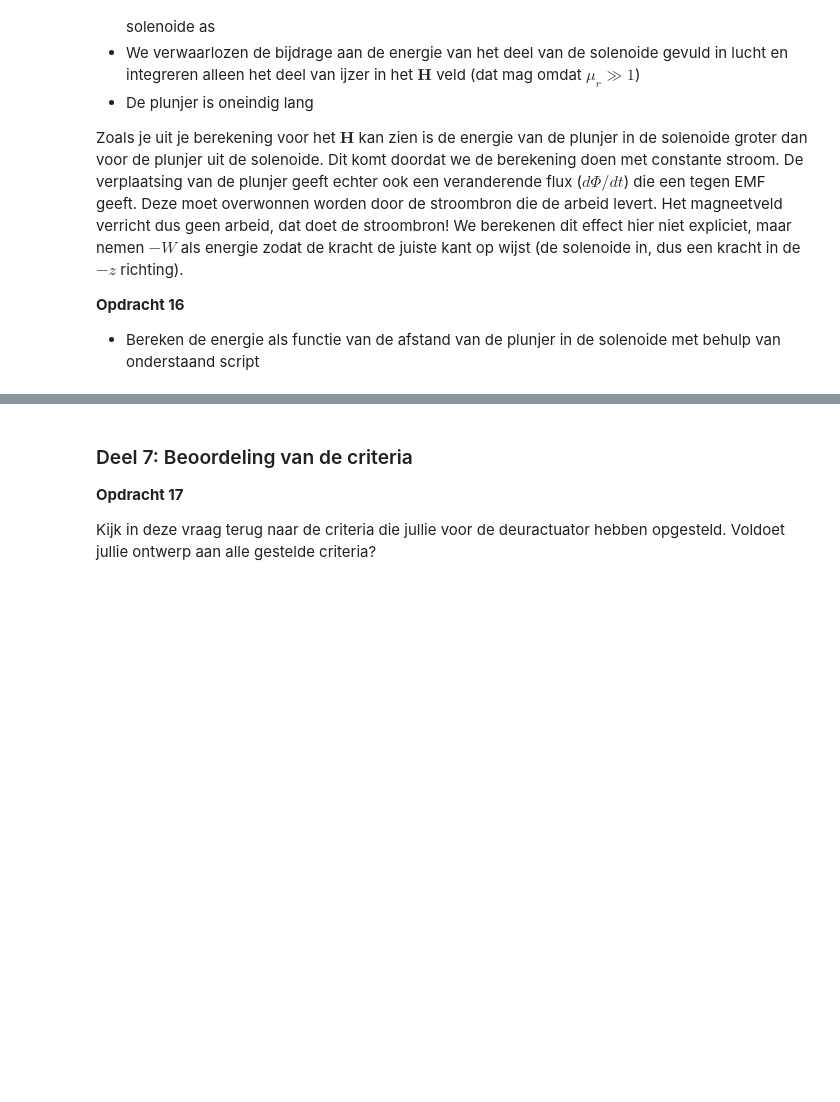
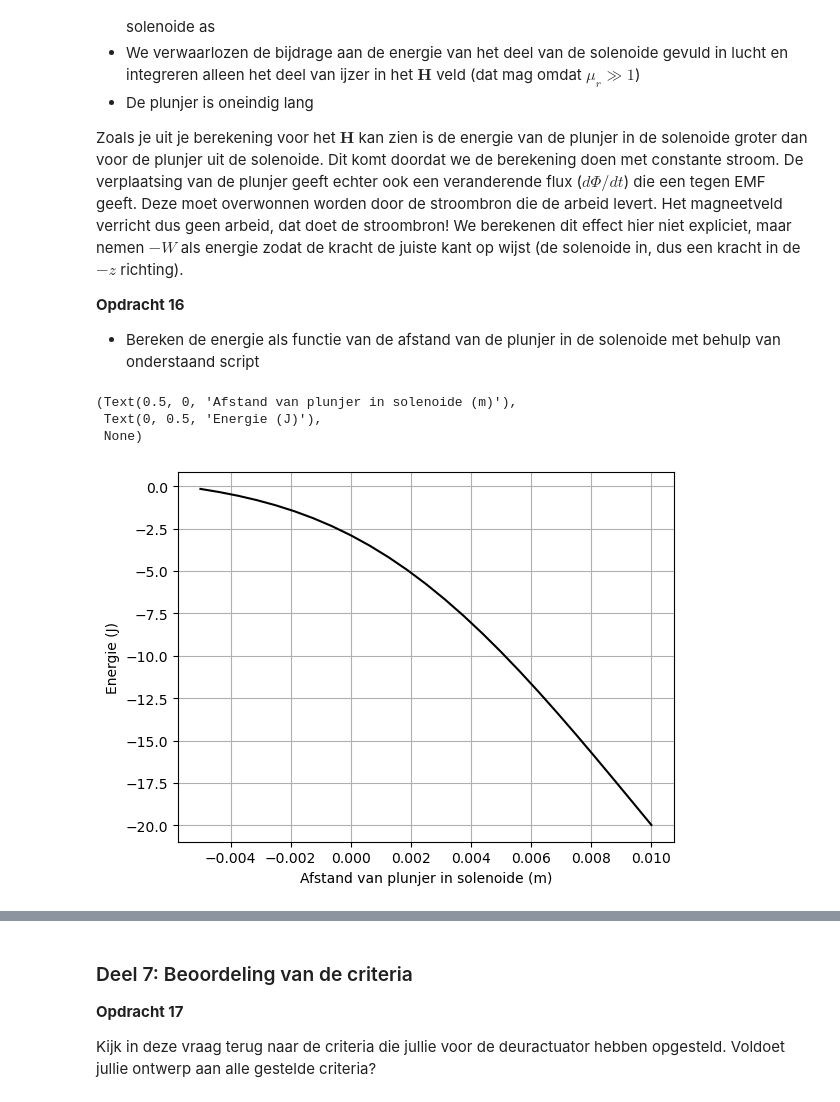
Before and after one commit to NNynke/DEF-D-assignments-N, a Jupyter notebook: DigitaleOntwerpopdrachten/2KrachtactuatorOpdracht/2KrachtactuatorOpdracht/KrachtactuatorOpdracht.ipynb, the cells around one changed output, grey strips where cells are left out. Cells and saved outputs as stored; diff of their text form; code cells hidden in the pictures; blank space fills up the shorter version.

```diff
--- a/DigitaleOntwerpopdrachten/2KrachtactuatorOpdracht/2KrachtactuatorOpdracht/KrachtactuatorOpdracht.ipynb
+++ b/DigitaleOntwerpopdrachten/2KrachtactuatorOpdracht/2KrachtactuatorOpdracht/KrachtactuatorOpdracht.ipynb
@@ -406,11 +416,11 @@ De functie moet het magneetveld van een lijnelement $d\mathbf{l}$ berekenen. Geb
 
 Bereken met deze functie alle componenten van het magneetveld voor een veldpositie op $x=0.1$ m voor een stroombronelement in de oorsprong met een stroom van 6 A een lengte van $d\mathbf{l}$ gelijk aan $L/64$. Print het analytische en numerieke antwoord naar de command line en controleer dat het magneetveld gelijk is aan $\mathbf{H} =  0.00746 \hat{\mathbf{y}}$ A/m is.
 # %%
-dl=np.array([0, 0, L_draad/64])
 r_field=np.array([0.1, 0, 0])
 r_source=np.array([0, 0, 0])
 I = 6
 L_draad = 0.1
+dl=np.array([0, 0, L_draad/64])
 
 
 def field_current_element(r_field, r_source, dl):
@@ -418,9 +428,21 @@ def field_current_element(r_field, r_source, dl):
     # r_source are coordinates of the current source
     # dl is the vector of the length of the current element
     # Gebruik np.cross om het uitproduct te berekenen
+
+    R = r_field - r_source
+    R_norm = np.linalg.norm(R)
+
+    dH = (I/(4*np.pi)) * np.cross(dl, R) / (R_norm**3)
     return dH
 analytical_answer=(I/4/np.pi)*(L_draad/64)/np.sum((r_field-r_source)**2) # een veld elementje.
 print('The analytical answer is ' + str(analytical_answer) + ' A/m in the y-direction')
 
 print('The numerical answer is is ' + str(field_current_element(r_field, r_source, dl)) + ' A/m')
+
+
+H_num = field_current_element(r_field, r_source, dl)
+H_analytisch = (I * (L_draad/64)) / (4 * np.pi * (0.1**2))
+
+print("Numeriek:", H_num)
+print("Analytisch (y-richting):", H_analytisch)
 # %% [output]
@@ -609,8 +764,17 @@ Zoals je uit je berekening voor het $\mathbf{H}$ kan zien is de energie van de p
 * Bereken de energie als functie van de afstand van de plunjer in de solenoide met behulp van onderstaand script
 # %%
 # integrate the field up to point z_p
-Wz=-0.5*np.pi*r_s**2*np.cumsum(np.flipud(H_ax)*mu_r*mu_0*np.flipud(H_ax))*(z_ax[1] - z_ax[0])
+mu_0 = 1.257*(10**-6)
+def plunjer_energie(r_s, L_s):
+    return -0.5*np.pi*r_s**2*np.cumsum(np.flipud(H_ax)*mu_r*mu_0*np.flipud(H_ax))*(z_ax[1] - z_ax[0]), L_s
+
+Wz, L_s = plunjer_energie(r_s_deur, L_s_deur)
 
 plt.plot(L_s/2 - z_ax, np.flipud(Wz), '-k')
 plt.xlabel('Afstand van plunjer in solenoide (m)'), plt.ylabel('Energie (J)'), plt.grid()
+# %% [output]
+(Text(0.5, 0, 'Afstand van plunjer in solenoide (m)'),
+ Text(0, 0.5, 'Energie (J)'),
+ None)
+[figure, added]
 # %%
```
Also changed, not shown: parts of 9 cells of this notebook, 3 other files.
